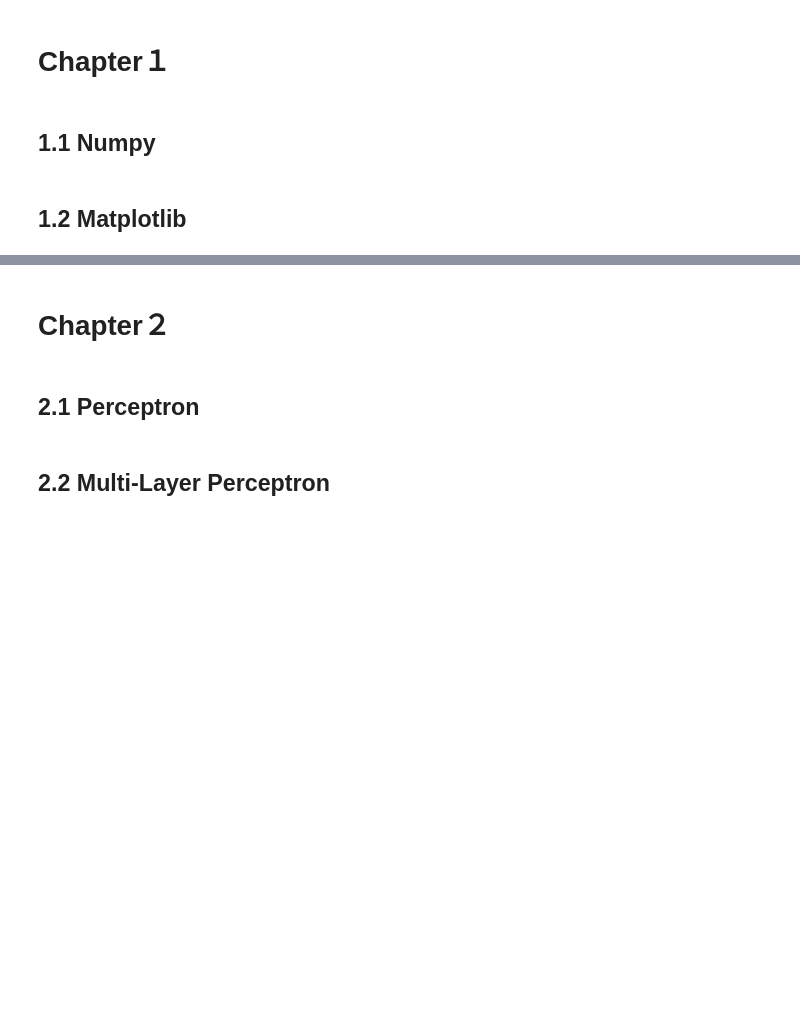
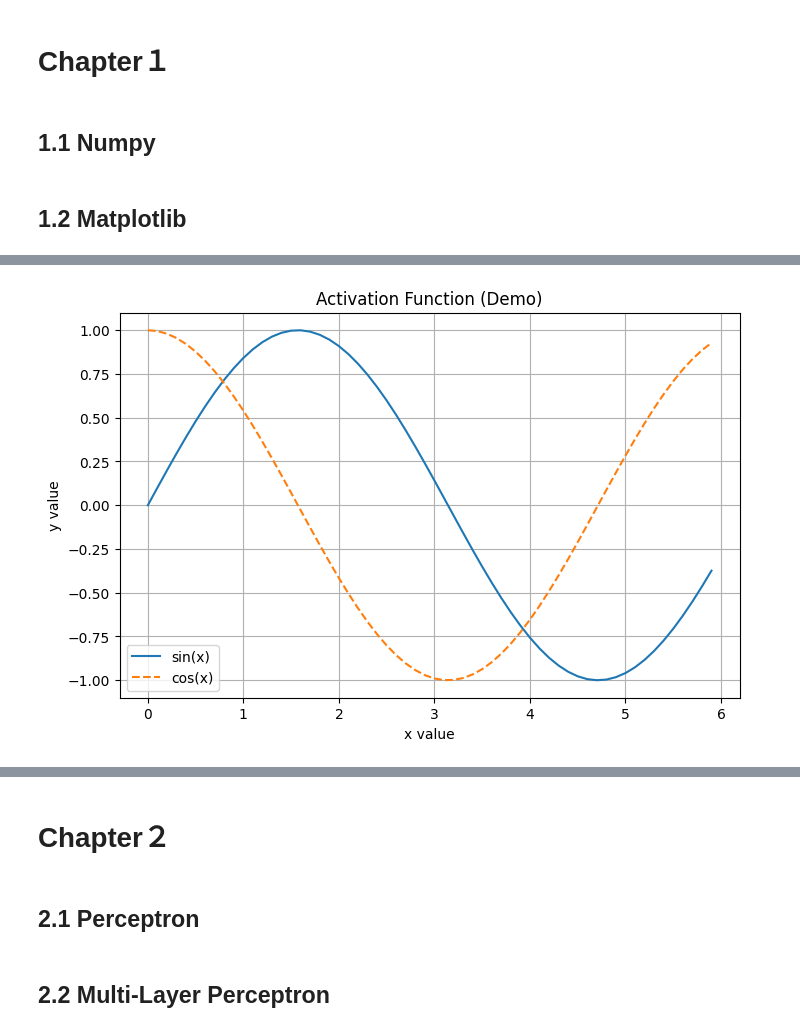
Before and after one commit to BelltreeTech/StudyLog-about-DeepLearningfromScratch, a Jupyter notebook: DeepLearningFromZero１/1Chapter１～８.ipynb, the cells around one changed output, grey strips where cells are left out. Saved outputs shown, nothing was run; the diff lists cells and outputs as text; code cells hidden in the pictures; blank space fills up the shorter version.

Commit message:
Demo1

```diff
--- a/DeepLearningFromZero１/1Chapter１～８.ipynb
+++ b/DeepLearningFromZero１/1Chapter１～８.ipynb
@@ -5,2 +114,96 @@
 # %% [markdown]
 ## 1.2 Matplotlib
+# %%
+import numpy as np
+import matplotlib.pyplot as plt
+
+# ==========================================
+# 0. データ生成 (Data Generation)
+# ==========================================
+# グラフを描くには、まず「x軸の点」が必要だ。
+# np.arange(start, end, step): step刻みで生成
+# np.linspace(start, end, num): startからendまでをnum等分 (滑らかな曲線用)
+
+x = np.arange(0, 6, 0.1)  # 0から6まで0.1刻み [0, 0.1, ... 5.9]
+y1 = np.sin(x)  # 正弦波
+y2 = np.cos(x)  # 余弦波
+
+print("Data Prepared.")
+
+# ==========================================
+# 1. 基本的なグラフ描画 (Basic Plotting)
+# ==========================================
+# Deep Learningでは「活性化関数」や「損失関数の推移」を見るのに使う。
+
+# キャンバス(Figure)の準備。これがないと始まらない。
+plt.figure(figsize=(8, 5))  # 横8インチ, 縦5インチ
+
+# プロット実行
+# label引数は、後の legend() で凡例を表示するために必須。
+plt.plot(x, y1, label="sin(x)")
+plt.plot(x, y2, linestyle="--", label="cos(x)")  # 破線にする
+
+# 装飾 (これがないグラフはエンジニア失格である)
+plt.xlabel("x value")  # x軸のラベル
+plt.ylabel("y value")  # y軸のラベル
+plt.title("Activation Function (Demo)")  # タイトル
+plt.legend()  # 凡例を表示 (左下の線とか)
+plt.grid(True)  # グリッド線 (値を見やすくする)
+
+# 表示
+print("Displaying Plot 1...")
+plt.show()
+
+
+# ==========================================
+# 2. 画像の表示 (Image Visualization)
+# ==========================================
+# Deep Learning (CNN等) では、画像を「行列」として扱う。
+# その行列が「人間の目にどう見えるか」を確認する。
+
+# ダミー画像データの生成 (28x28ピクセル)
+# np.random.rand -> 0.0~1.0の乱数
+img_data = np.random.rand(28, 28)
+
+plt.figure(figsize=(4, 4))
+
+# imshow: 行列を画像として表示
+# cmap='gray': グレースケールで表示 (MNISTなどで必須)
+# interpolation='nearest': 補間なし (ピクセルをそのまま表示)
+plt.imshow(img_data, cmap="gray", interpolation="nearest")
+
+plt.title("Random Noise (28x28)")
+plt.colorbar()  # 横にカラーバーを表示 (値の大小がわかる)
+plt.axis("off")  # 軸目盛りを消す (画像には不要)
+
+print("Displaying Plot 2 (Image)...")
+plt.show()
+
+
+# ==========================================
+# 3. 複数のグラフを並べる (Subplots)
+# ==========================================
+# 「学習データの正解率」と「損失」を同時に見たい時などに使う。
+# The Code Smith Recommended: plt.subplots() が現代的な書き方だ。
+
+# 1行2列のキャンバスを作成
+fig, axes = plt.subplots(nrows=1, ncols=2, figsize=(10, 4))
+
+# 1つ目のグラフ (左側: axes[0])
+axes[0].plot(x, y1, color="blue")
+axes[0].set_title("Training Accuracy")
+axes[0].set_xlabel("Epochs")
+axes[0].set_ylabel("Accuracy")
+axes[0].grid(True)
+
+# 2つ目のグラフ (右側: axes[1])
+axes[1].plot(x, y2, color="red")
+axes[1].set_title("Training Loss")
+axes[1].set_xlabel("Epochs")
+axes[1].set_ylabel("Loss")
+axes[1].grid(True)
+
+plt.tight_layout()  # レイアウトの崩れを自動調整
+print("Displaying Plot 3 (Subplots)...")
+plt.show()
+# %% [output]
@@ -6,0 +212 @@
+[figure, added]
```
Also changed, not shown: parts of 2 cells of this notebook.
